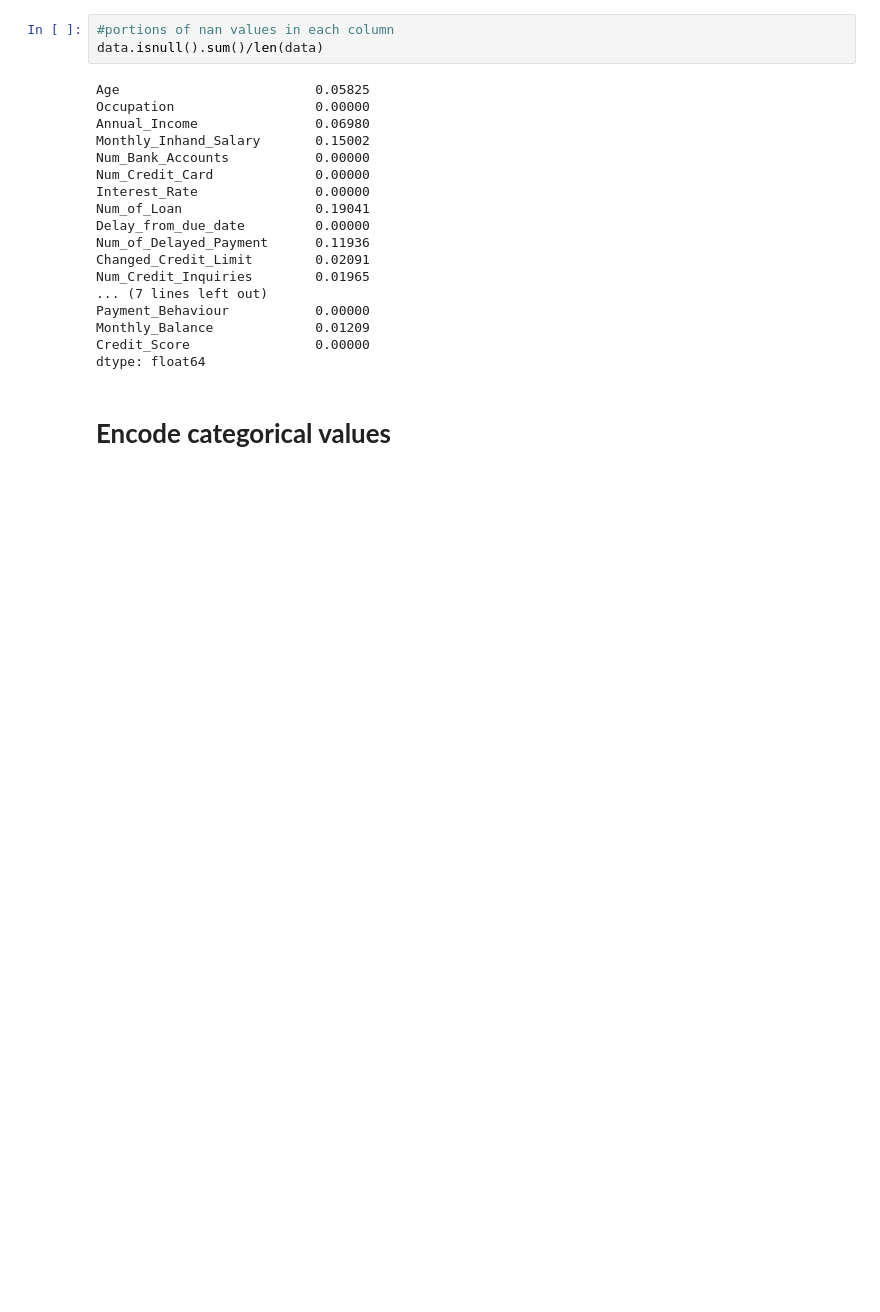
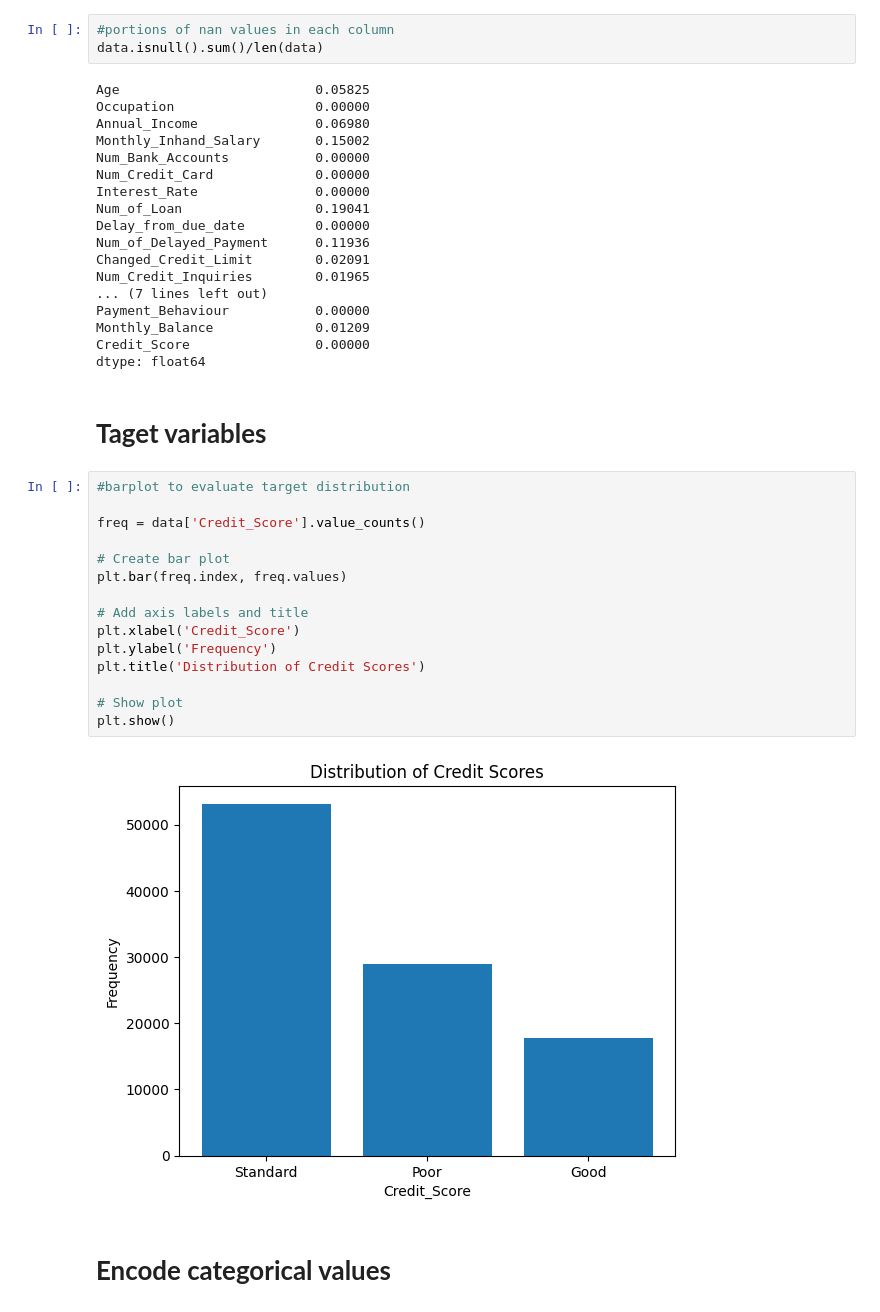
Before and after one commit to diananers1/MLOps_final_project, a Jupyter notebook: research_phase/EDA.ipynb, the cells around one changed output. Cells and saved outputs as stored; diff of their text form; blank space fills up the shorter version.

```diff
--- a/research_phase/EDA.ipynb
+++ b/research_phase/EDA.ipynb
@@ -201,6 +217,25 @@ Payment_Behaviour           0.00000
 Monthly_Balance             0.01209
 Credit_Score                0.00000
 dtype: float64
+# %% [markdown]
+# **Taget variables**
+# %%
+#barplot to evaluate target distribution
+
+freq = data['Credit_Score'].value_counts()
+
+# Create bar plot
+plt.bar(freq.index, freq.values)
+
+# Add axis labels and title
+plt.xlabel('Credit_Score')
+plt.ylabel('Frequency')
+plt.title('Distribution of Credit Scores')
+
+# Show plot
+plt.show()
+# %% [output]
+[figure, added]
 # %% [markdown]
 # **Encode categorical values**
 # %%
```
Also changed, not shown: parts of 34 cells of this notebook.
